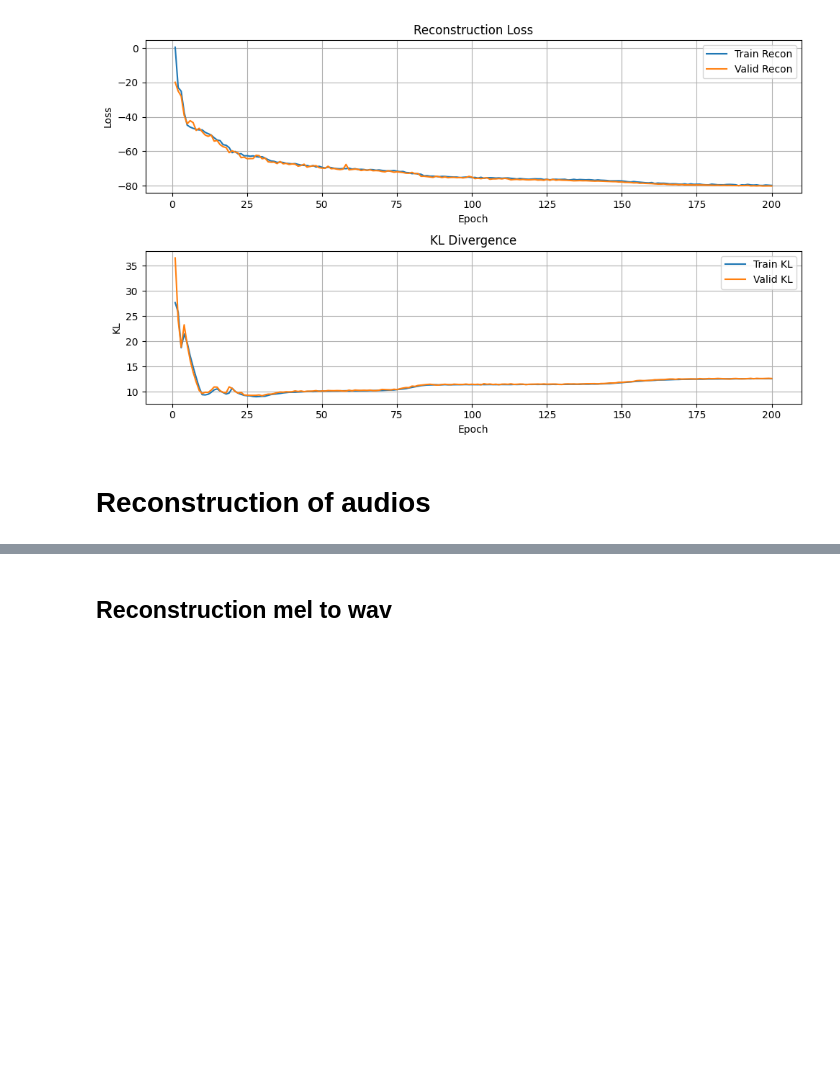
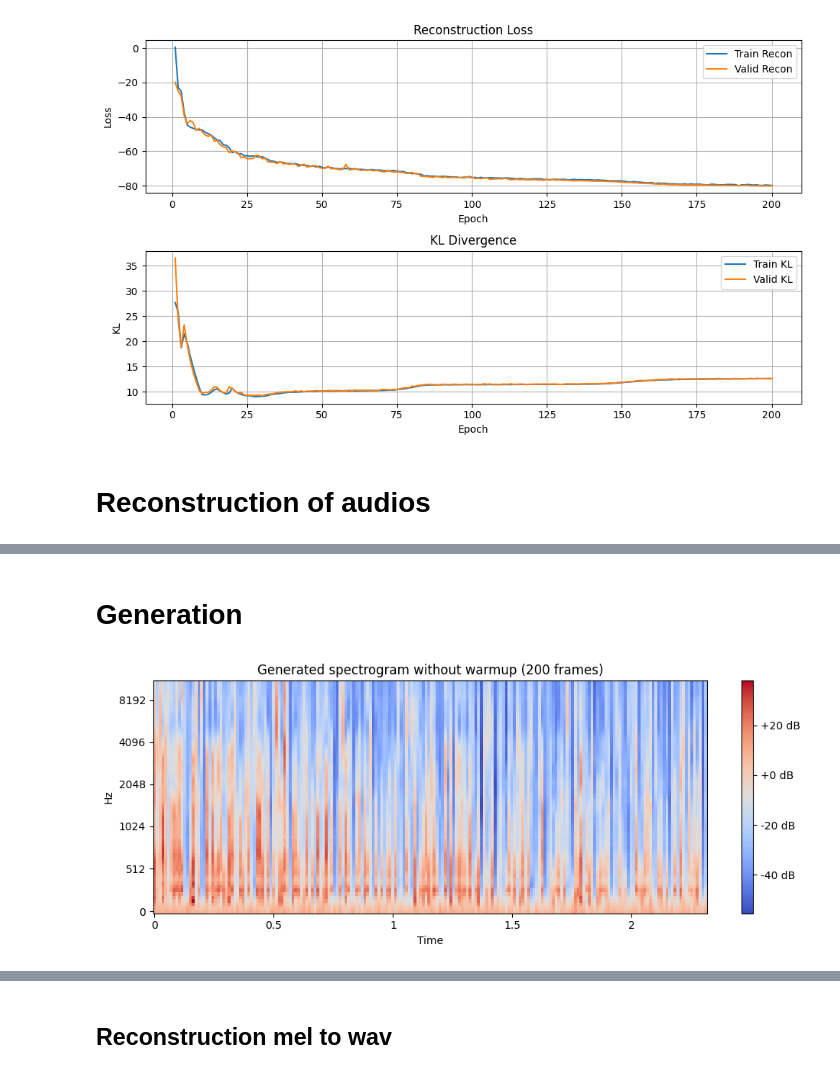
Before and after one commit to VSmague/Dynamical-Variational-Autoencoders, a Jupyter notebook: experiments/VRNN_project_notebook_colab.ipynb, the cells around one changed output, grey strips where cells are left out. Drawn from its saved outputs; the diff is of its cells as text; code cells hidden in the pictures; blank space fills up the shorter version.

Commit message:
essais génération

```diff
--- a/experiments/VRNN_project_notebook_colab.ipynb
+++ b/experiments/VRNN_project_notebook_colab.ipynb
@@ -910,0 +928,2 @@ Shape sortie modèle : torch.Size([200, 1, 80])
+# %% [markdown]
+# Generation
@@ -910,0 +939,53 @@ Shape sortie modèle : torch.Size([200, 1, 80])
+# %%
+
+STATS_PATH = "mel_stats.pt"
+SEQ_LEN = 200  # Durée de la génération (400 frames ~= 4 à 5 secondes)
+
+
+stats = torch.load(STATS_PATH)
+mean_val = stats["mean"].to('cpu')
+std_val = stats["std"].to('cpu')
+
+
+# 2. GÉNÉRATION (Appel de la méthode generate)
+# Le modèle invente une séquence à partir de bruit aléatoire
+generated_mel = model.generate(seq_len=SEQ_LEN, device=device)
+
+# 3. TRAITEMENT (En mémoire)
+# On passe sur CPU et on dénormalise
+generated_mel = generated_mel.cpu()
+mel_denorm = generated_mel * (std_val + 1e-6) + mean_val
+
+# Conversion Numpy et Transpose pour Librosa (Freq, Time)
+mel_numpy = mel_denorm.numpy()
+if mel_numpy.shape[0] > mel_numpy.shape[1]:
+    mel_numpy = mel_numpy.T
+
+# 4. VISUALISATION (Plot)
+plt.figure(figsize=(10, 4))
+librosa.display.specshow(
+    mel_numpy,
+    y_axis='mel',
+    x_axis='time',
+    sr=22050,
+    hop_length=256
+)
+plt.colorbar(format='%+2.0f dB')
+plt.title(f"Generated spectrogram without warmup ({SEQ_LEN} frames)")
+plt.tight_layout()
+plt.savefig(f"audio generation without warmup",bbox_inches='tight', dpi=150)
+plt.show()
+
+# 5. CONVERSION AUDIO & ÉCOUTE
+mel_power = librosa.db_to_power(mel_numpy)
+audio_data = librosa.feature.inverse.mel_to_audio(
+    mel_power,
+    sr=22050,
+    n_fft=1024,
+    hop_length=256
+)
+
+# On passe directement les données brutes au lecteur, sans fichier .wav
+ipd.display(ipd.Audio(audio_data, rate=22050))
+# %% [output]
+[figure, added]
```
Also changed, not shown: parts of 16 cells of this notebook, 29 other files.
